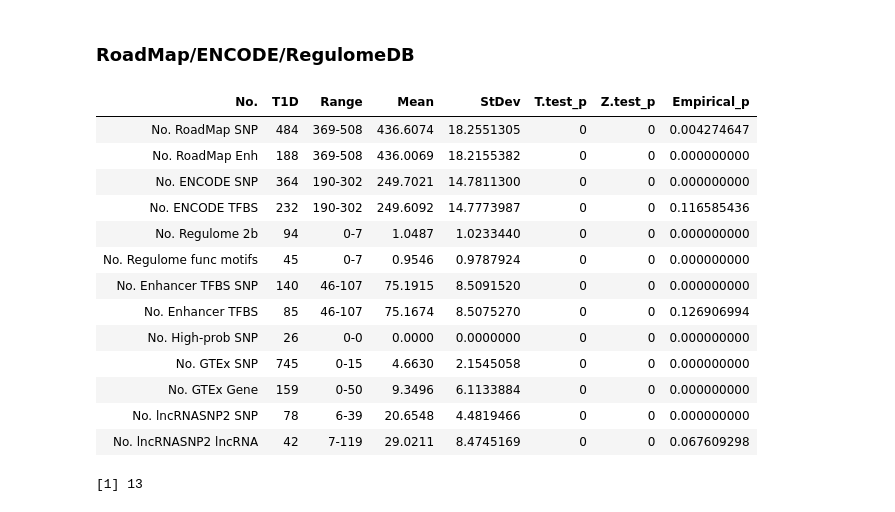
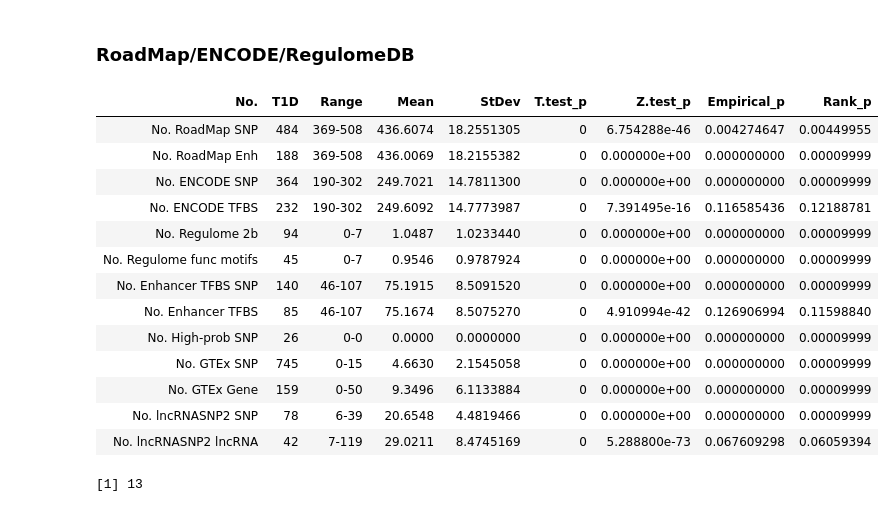
Before and after one commit to kisudsoe/SNP_prioritization_T1D, a Jupyter notebook: random.ipynb, the cells around one changed output. Cells and saved outputs as stored; diff of their text form; code cells hidden in the pictures.

```diff
--- a/random.ipynb
+++ b/random.ipynb
@@ -448,39 +446,41 @@ dist = list(roadmap$SNP_n, roadmap$Enh_n,
 # %%
 source('src/getpval.r')
 n = length(dist)
 df.li = lapply(c(1:n),function(i) {
     p1 = getpval(dist[[i]],mu.df[i],'t.test')
     p2 = getpval(dist[[i]],mu.df[i],'z.test')
     p3 = getpval(dist[[i]],mu.df[i],'approxfun')
+    p4 = getpval(dist[[i]],mu.df[i],'rank')
     range = paste0(min(dist[[i]]),'-',max(dist[[i]]))
     df_ = data.frame(T1D=mu.df[i],
                      Range=range,
                      Mean=mean(dist[[i]]),
                      StDev=sd(dist[[i]]),
                      `T-test_p`=p1,
                      `Z-test_p`=p2,
-                     `Empirical_p`=p3)
+                     `Empirical_p`=p3,
+                     `Rank_p`=p4)
     return(df_)
 })
 df = rbindlist(df.li) # data.table
 df_1 = data.frame(`No.`=names(mu.df),df)
 write.table(df_1,'random/summary_table.tsv',sep='\t',row.names=F,quote=F)
 df_1
 # %% [output]
-| No. | T1D | Range | Mean | StDev | T.test_p | Z.test_p | Empirical_p |
-| No. RoadMap SNP | 484 | 369-508 | 436.6074 | 18.2551305 | 0 | 0 | 0.004274647 |
-| No. RoadMap Enh | 188 | 369-508 | 436.0069 | 18.2155382 | 0 | 0 | 0.000000000 |
-| No. ENCODE SNP | 364 | 190-302 | 249.7021 | 14.7811300 | 0 | 0 | 0.000000000 |
-| No. ENCODE TFBS | 232 | 190-302 | 249.6092 | 14.7773987 | 0 | 0 | 0.116585436 |
-| No. Regulome 2b | 94 | 0-7 | 1.0487 | 1.0233440 | 0 | 0 | 0.000000000 |
-| No. Regulome func motifs | 45 | 0-7 | 0.9546 | 0.9787924 | 0 | 0 | 0.000000000 |
-| No. Enhancer TFBS SNP | 140 | 46-107 | 75.1915 | 8.5091520 | 0 | 0 | 0.000000000 |
-| No. Enhancer TFBS | 85 | 46-107 | 75.1674 | 8.5075270 | 0 | 0 | 0.126906994 |
-| No. High-prob SNP | 26 | 0-0 | 0.0000 | 0.0000000 | 0 | 0 | 0.000000000 |
-| No. GTEx SNP | 745 | 0-15 | 4.6630 | 2.1545058 | 0 | 0 | 0.000000000 |
-| No. GTEx Gene | 159 | 0-50 | 9.3496 | 6.1133884 | 0 | 0 | 0.000000000 |
-| No. lncRNASNP2 SNP | 78 | 6-39 | 20.6548 | 4.4819466 | 0 | 0 | 0.000000000 |
-| No. lncRNASNP2 lncRNA | 42 | 7-119 | 29.0211 | 8.4745169 | 0 | 0 | 0.067609298 |
+| No. | T1D | Range | Mean | StDev | T.test_p | Z.test_p | Empirical_p | Rank_p |
+| No. RoadMap SNP | 484 | 369-508 | 436.6074 | 18.2551305 | 0 | 6.754288e-46 | 0.004274647 | 0.00449955 |
+| No. RoadMap Enh | 188 | 369-508 | 436.0069 | 18.2155382 | 0 | 0.000000e+00 | 0.000000000 | 0.00009999 |
+| No. ENCODE SNP | 364 | 190-302 | 249.7021 | 14.7811300 | 0 | 0.000000e+00 | 0.000000000 | 0.00009999 |
+| No. ENCODE TFBS | 232 | 190-302 | 249.6092 | 14.7773987 | 0 | 7.391495e-16 | 0.116585436 | 0.12188781 |
+| No. Regulome 2b | 94 | 0-7 | 1.0487 | 1.0233440 | 0 | 0.000000e+00 | 0.000000000 | 0.00009999 |
+| No. Regulome func motifs | 45 | 0-7 | 0.9546 | 0.9787924 | 0 | 0.000000e+00 | 0.000000000 | 0.00009999 |
+| No. Enhancer TFBS SNP | 140 | 46-107 | 75.1915 | 8.5091520 | 0 | 0.000000e+00 | 0.000000000 | 0.00009999 |
+| No. Enhancer TFBS | 85 | 46-107 | 75.1674 | 8.5075270 | 0 | 4.910994e-42 | 0.126906994 | 0.11598840 |
+| No. High-prob SNP | 26 | 0-0 | 0.0000 | 0.0000000 | 0 | 0.000000e+00 | 0.000000000 | 0.00009999 |
+| No. GTEx SNP | 745 | 0-15 | 4.6630 | 2.1545058 | 0 | 0.000000e+00 | 0.000000000 | 0.00009999 |
+| No. GTEx Gene | 159 | 0-50 | 9.3496 | 6.1133884 | 0 | 0.000000e+00 | 0.000000000 | 0.00009999 |
+| No. lncRNASNP2 SNP | 78 | 6-39 | 20.6548 | 4.4819466 | 0 | 0.000000e+00 | 0.000000000 | 0.00009999 |
+| No. lncRNASNP2 lncRNA | 42 | 7-119 | 29.0211 | 8.4745169 | 0 | 5.288800e-73 | 0.067609298 | 0.06059394 |
 # %%
 source('src/getpval.r')
 n = length(dist); print(n)
```
Also changed, not shown: parts of 2 cells of this notebook.
